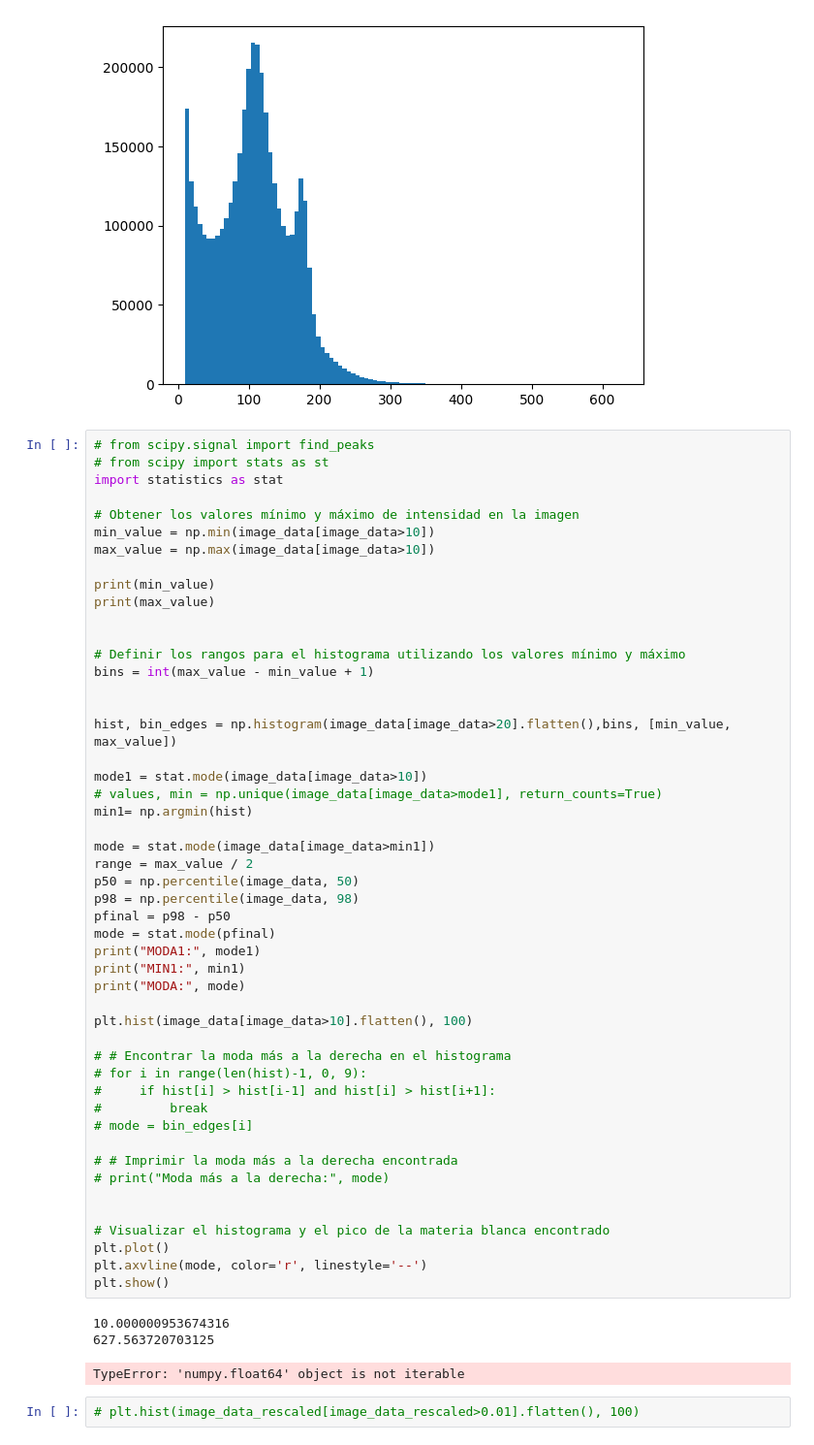
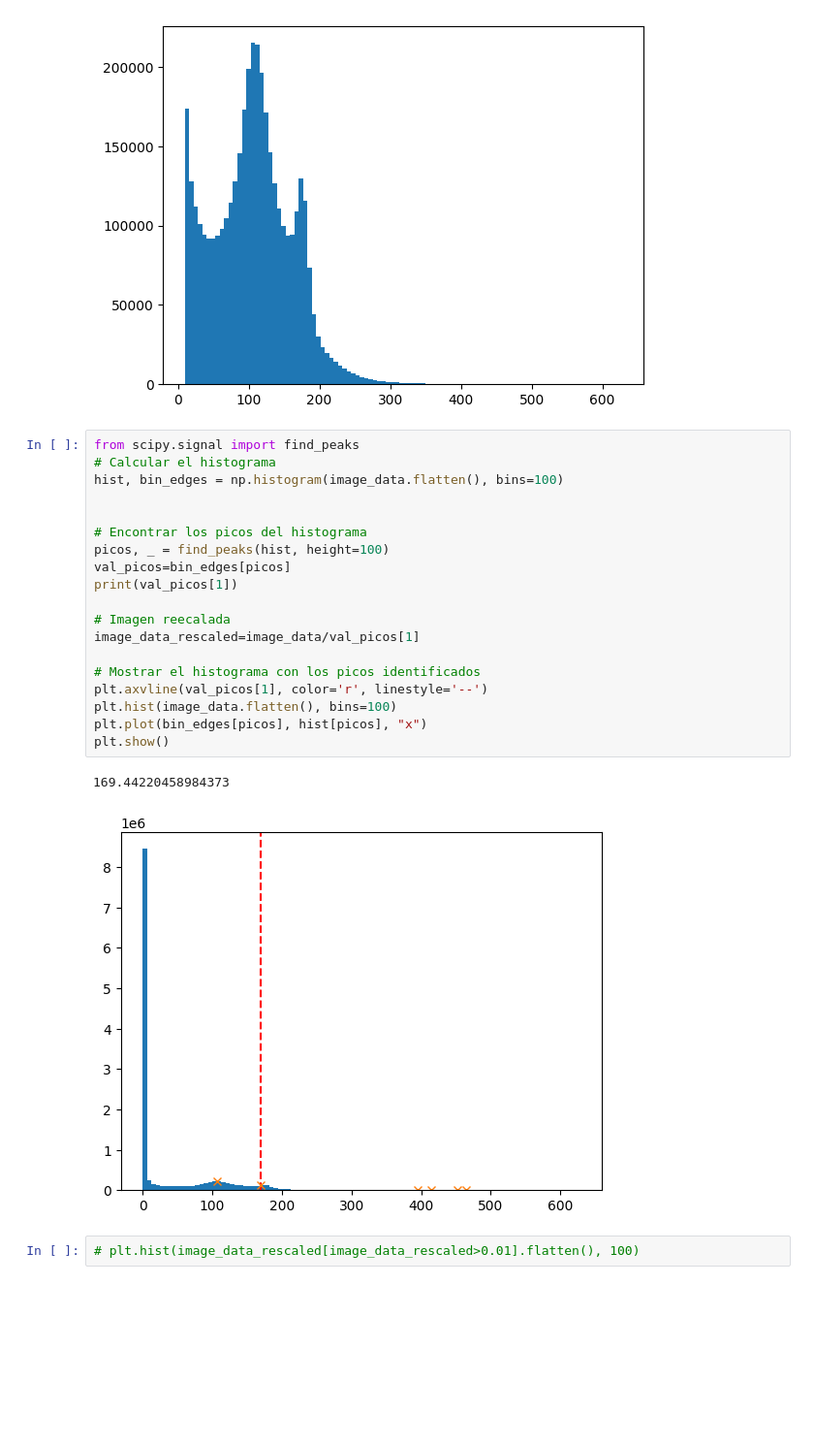
Before and after one commit to josegabjimenez/proyecto-procesamiento-imagenes, a Jupyter notebook: notebooks/standarization/white_stripe.ipynb, the cells around one changed output. Shown: that part at 97% size. Cells and saved outputs as stored; diff of their text form; blank space fills up the shorter version.

```diff
--- a/notebooks/standarization/white_stripe.ipynb
+++ b/notebooks/standarization/white_stripe.ipynb
@@ -25,59 +25,28 @@ plt.hist(image_data[image_data>10].flatten(), 100)
         627.5637207 ]),
  <BarContainer object of 100 artists>)
 [figure]
-# %%
-# from scipy.signal import find_peaks
-# from scipy import stats as st
-import statistics as stat
-
-# Obtener los valores mínimo y máximo de intensidad en la imagen
-min_value = np.min(image_data[image_data>10])
-max_value = np.max(image_data[image_data>10])
-
-print(min_value)
-print(max_value)
-
-
-# Definir los rangos para el histograma utilizando los valores mínimo y máximo
-bins = int(max_value - min_value + 1)
-
-
-hist, bin_edges = np.histogram(image_data[image_data>20].flatten(),bins, [min_value, max_value])
-
-mode1 = stat.mode(image_data[image_data>10])
-# values, min = np.unique(image_data[image_data>mode1], return_counts=True)
-min1= np.argmin(hist)
-
-mode = stat.mode(image_data[image_data>min1])
-range = max_value / 2
-p50 = np.percentile(image_data, 50)
-p98 = np.percentile(image_data, 98)
-pfinal = p98 - p50
-mode = stat.mode(pfinal)
-print("MODA1:", mode1)
-print("MIN1:", min1)
-print("MODA:", mode)
-
-plt.hist(image_data[image_data>10].flatten(), 100)
-
-# # Encontrar la moda más a la derecha en el histograma
-# for i in range(len(hist)-1, 0, 9):
-#     if hist[i] > hist[i-1] and hist[i] > hist[i+1]:
-#         break
-# mode = bin_edges[i]
-
-# # Imprimir la moda más a la derecha encontrada
-# print("Moda más a la derecha:", mode)
-
-
-# Visualizar el histograma y el pico de la materia blanca encontrado
-plt.plot()
-plt.axvline(mode, color='r', linestyle='--')
-plt.show()
-# %% [output]
-10.000000953674316
-627.563720703125
-TypeError: 'numpy.float64' object is not iterable
+# %%
+from scipy.signal import find_peaks
+# Calcular el histograma
+hist, bin_edges = np.histogram(image_data.flatten(), bins=100)
+
+
+# Encontrar los picos del histograma
+picos, _ = find_peaks(hist, height=100)
+val_picos=bin_edges[picos]
+print(val_picos[1])
+
+# Imagen reecalada
+image_data_rescaled=image_data/val_picos[1]
+
+# Mostrar el histograma con los picos identificados
+plt.axvline(val_picos[1], color='r', linestyle='--')
+plt.hist(image_data.flatten(), bins=100)
+plt.plot(bin_edges[picos], hist[picos], "x")
+plt.show()
+# %% [output]
+169.44220458984373
+[figure, added]
 # %%
 # plt.hist(image_data_rescaled[image_data_rescaled>0.01].flatten(), 100)
 # %% [output]
```
Also changed, not shown: 5 other files.
